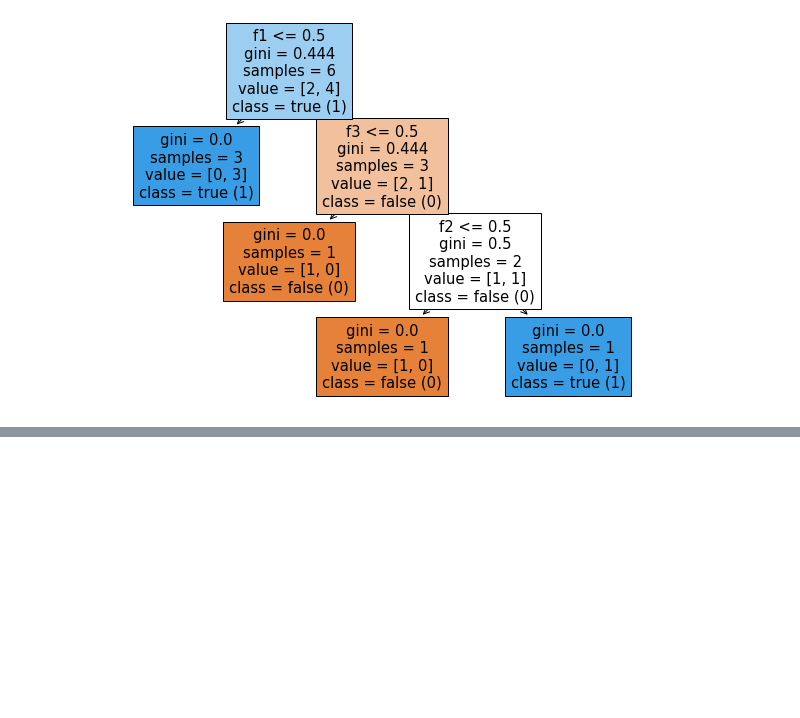
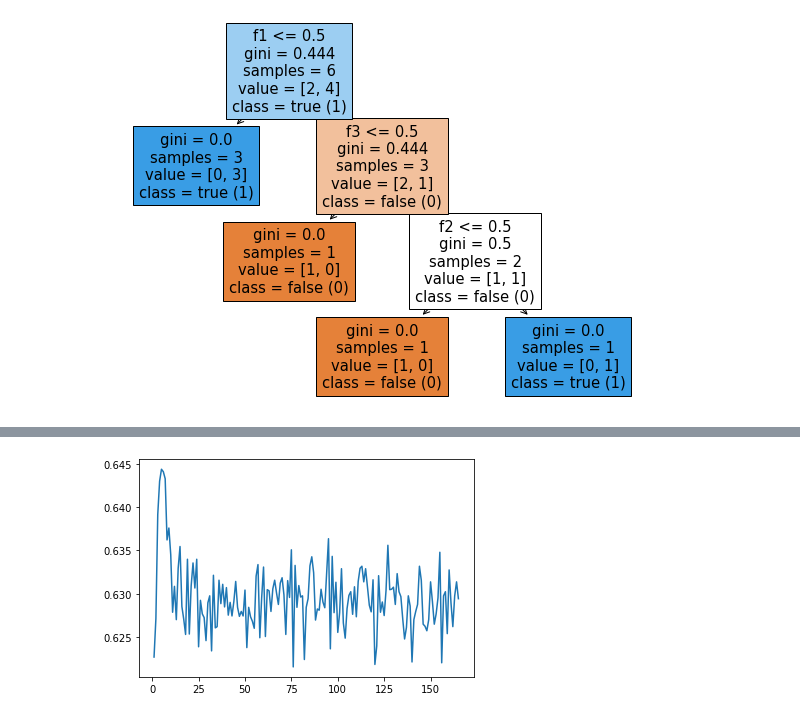
Before and after one commit to scanim-valentin/machine-learning-notebooks, a Jupyter notebook: Lab1/lab1.ipynb, the cells around one changed output, grey strips where cells are left out. Cells and saved outputs as stored; diff of their text form; code cells hidden in the pictures; blank space fills up the shorter version.

```diff
--- a/Lab1/lab1.ipynb
+++ b/Lab1/lab1.ipynb
@@ -95,0 +125,5 @@ splitter="random", max_depth=None, min_samples_leaf=1:
+# %%
+# Splitting Criterion
+evalDepth(20, splitter="random")
+# %% [output]
+[figure, added]
```
Also changed, not shown: parts of 4 cells of this notebook.
